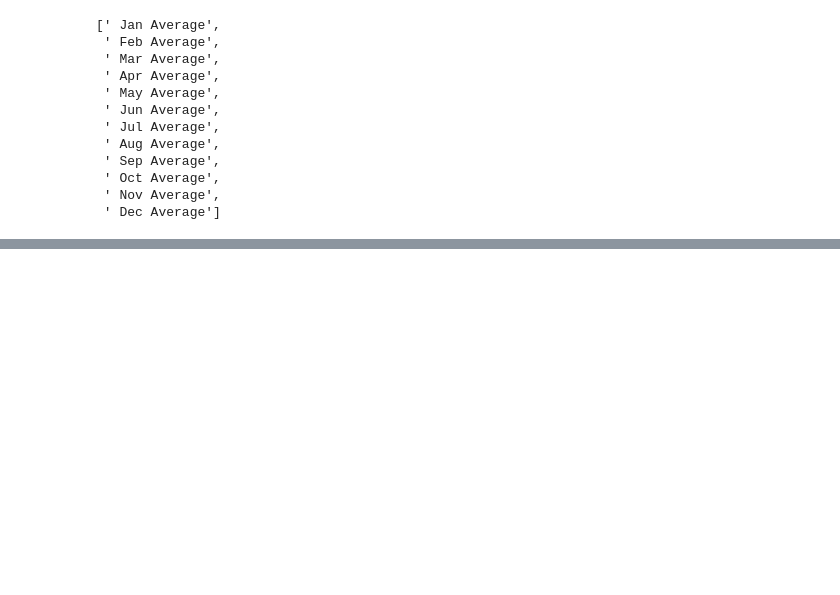
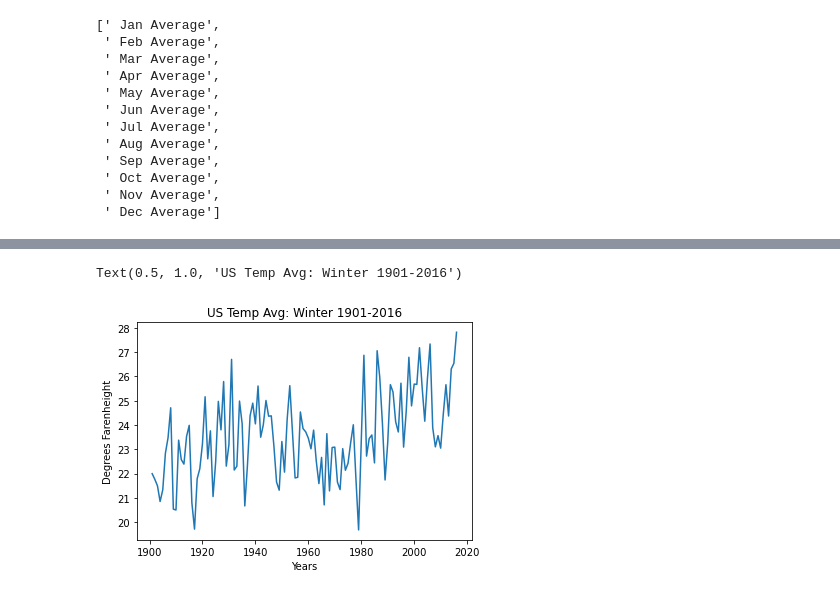
Before and after one commit to erinmann12/climate-project, a Jupyter notebook: Jon_Notebook.ipynb, the cells around one changed output, grey strips where cells are left out. Cells and saved outputs as stored; diff of their text form; code cells hidden in the pictures; blank space fills up the shorter version.

```diff
--- a/Jon_Notebook.ipynb
+++ b/Jon_Notebook.ipynb
@@ -234,0 +223,7 @@ NameError: name 'avg_temp_year' is not defined
+# %%
+#have two equal lists for months and seasons, convert to df
+seasons = pd.DataFrame({"Month": months, "Seasons": month_bin})
+
+seasons = seasons.set_index("Month")
+
+seasons
@@ -234,0 +245,12 @@ NameError: name 'avg_temp_year' is not defined
+# %%
+#merge dfs to get the seasons into our df
+
+avg_temp_seasons = temp_avg_year.merge(seasons, on='Month')
+
+avg_temp_seasons
+
+#convert seasons to string:
+
+avg_temp_seasons['Seasons']= avg_temp_seasons['Seasons'].map(str)
+
+avg_temp_seasons
@@ -234,0 +271,28 @@ NameError: name 'avg_temp_year' is not defined
+# %%
+#get db for only winter data
+
+avg_temp_winter = avg_temp_seasons.loc[avg_temp_seasons['Seasons'] =='1']
+
+avg_temp_winter
+
+
+#plot winter data
+
+temp_group_winter = avg_temp_winter.groupby("Year")
+
+temp_mean_winter = temp_group_winter["Temp F"].mean()
+
+temp_mean_winter=pd.DataFrame(temp_mean_winter)
+
+temp_mean_winter
+
+
+
+plt.plot(years, temp_mean_winter)
+
+plt.xlabel("Years")
+plt.ylabel("Degrees Farenheight")
+plt.title("US Temp Avg: Winter 1901-2016")
+# %% [output]
+Text(0.5, 1.0, 'US Temp Avg: Winter 1901-2016')
+[figure, added]
```
Also changed, not shown: parts of 8 cells of this notebook.
